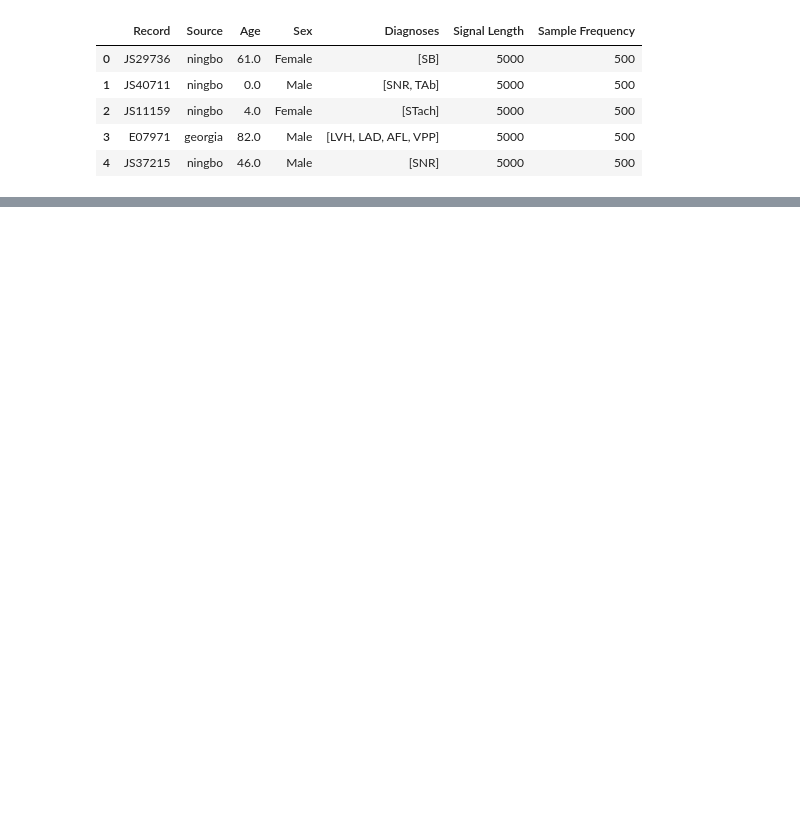
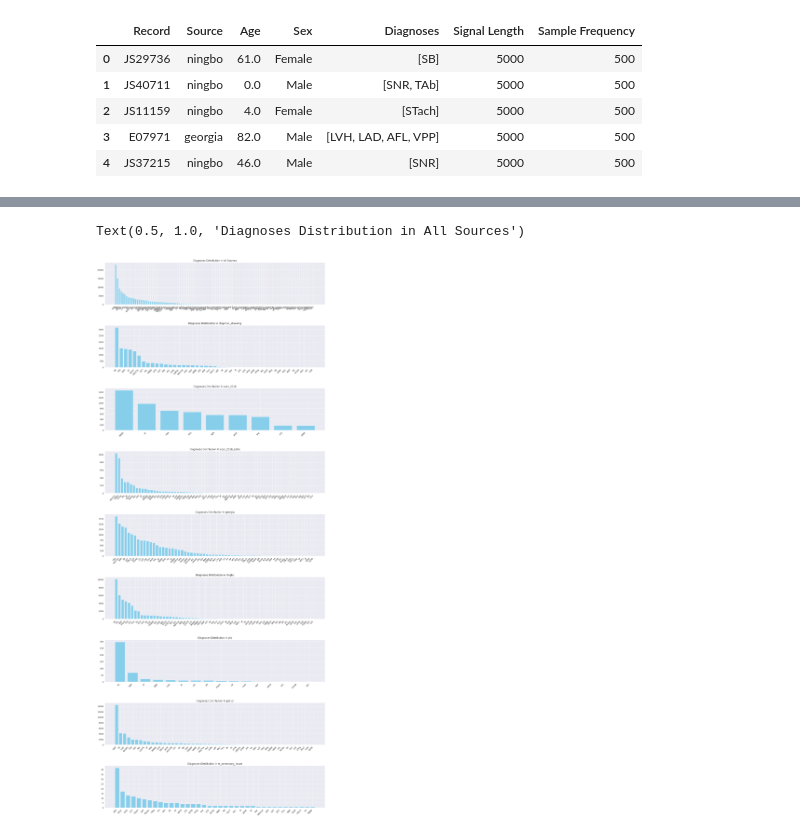
Before and after one commit to RinoG/ecg-to-text, a Jupyter notebook: notebooks/02_data_visualization.ipynb, the cells around one changed output, grey strips where cells are left out. Saved outputs shown, nothing was run; the diff lists cells and outputs as text; code cells hidden in the pictures; blank space fills up the shorter version.

```diff
--- a/notebooks/02_data_visualization.ipynb
+++ b/notebooks/02_data_visualization.ipynb
@@ -92,0 +48,16 @@ plt.show()
+# %%
+# Sex distribution in different sources
+sex_count = pd.DataFrame(index=['Male', 'Female', 'Unknown'])
+for source in sources:
+    sex_count[source] = data[data['Source'] == source]['Sex'].value_counts()
+total_sex_count = data['Sex'].value_counts()
+
+print(f"chapman_shaoxing\t\t{sex_count['chapman_shaoxing']['Male']}\t{sex_count['chapman_shaoxing']['Female']}\t{sex_count['chapman_shaoxing']['Unknown']}")
+print(f"cpsc_2018\t\t\t\t{sex_count['cpsc_2018']['Male']}\t{sex_count['cpsc_2018']['Female']}\t{sex_count['cpsc_2018']['Unknown']}")
+print(f"cpsc_2018_extra\t\t\t{sex_count['cpsc_2018_extra']['Male']}\t{sex_count['cpsc_2018_extra']['Female']}\t{sex_count['cpsc_2018_extra']['Unknown']}")
+print(f"georgia\t\t\t\t\t{sex_count['georgia']['Male']}\t{sex_count['georgia']['Female']}\t{sex_count['georgia']['Unknown']}")
+print(f"ningbo\t\t\t\t\t{sex_count['ningbo']['Male']}\t{sex_count['ningbo']['Female']}\t{sex_count['ningbo']['Unknown']}")
+print(f"ptb\t\t\t\t\t\t{sex_count['ptb']['Male']}\t{sex_count['ptb']['Female']}\t{sex_count['ptb']['Unknown']}")
+print(f"ptb-xl\t\t\t\t\t{sex_count['ptb-xl']['Male']}\t{sex_count['ptb-xl']['Female']}\t{sex_count['ptb-xl']['Unknown']}")
+print(f"st_petersburg_incart\t{sex_count['st_petersburg_incart']['Male']}\t{sex_count['ningbo']['Female']}\t{sex_count['st_petersburg_incart']['Unknown']}")
+print(f"total\t\t\t\t\t{total_sex_count['Male']}\t{total_sex_count['Female']}\t{total_sex_count['Unknown']}")
@@ -92,0 +74,34 @@ plt.show()
+# %%
+# Setup for multiple subplots
+fig, axes = plt.subplots(nrows=len(sources) + 1, ncols=1, figsize=(20, 50))
+fig.subplots_adjust(hspace=0.5, wspace=0.3)
+
+# Diagnose in different sources
+diagnose_dict = dict()
+for i, source in enumerate(sources, start=1):
+    diagnoses = data[data['Source'] == source]['Diagnoses'].values
+    diagnoses = np.concatenate(diagnoses)
+
+    unique_values, counts = np.unique(diagnoses, return_counts=True)
+    sorted_indices = np.argsort(-counts)
+    unique_values = unique_values[sorted_indices]
+    counts = counts[sorted_indices]
+
+    axes[i].bar(unique_values, counts, color='skyblue')
+    axes[i].set_xticklabels(unique_values, rotation=45, ha='right')
+    axes[i].set_title(f'Diagnoses Distribution in {source}')
+
+diagnoses = data['Diagnoses'].values
+diagnoses = np.concatenate(diagnoses)
+
+unique_values, counts = np.unique(diagnoses, return_counts=True)
+sorted_indices = np.argsort(-counts)
+unique_values = unique_values[sorted_indices]
+counts = counts[sorted_indices]
+
+axes[0].bar(unique_values, counts, color='skyblue')
+axes[0].set_xticklabels(unique_values, rotation=45, ha='right')
+axes[0].set_title('Diagnoses Distribution in All Sources')
+# %% [output]
+Text(0.5, 1.0, 'Diagnoses Distribution in All Sources')
+[figure, added]
```
Also changed, not shown: parts of 7 cells of this notebook.
